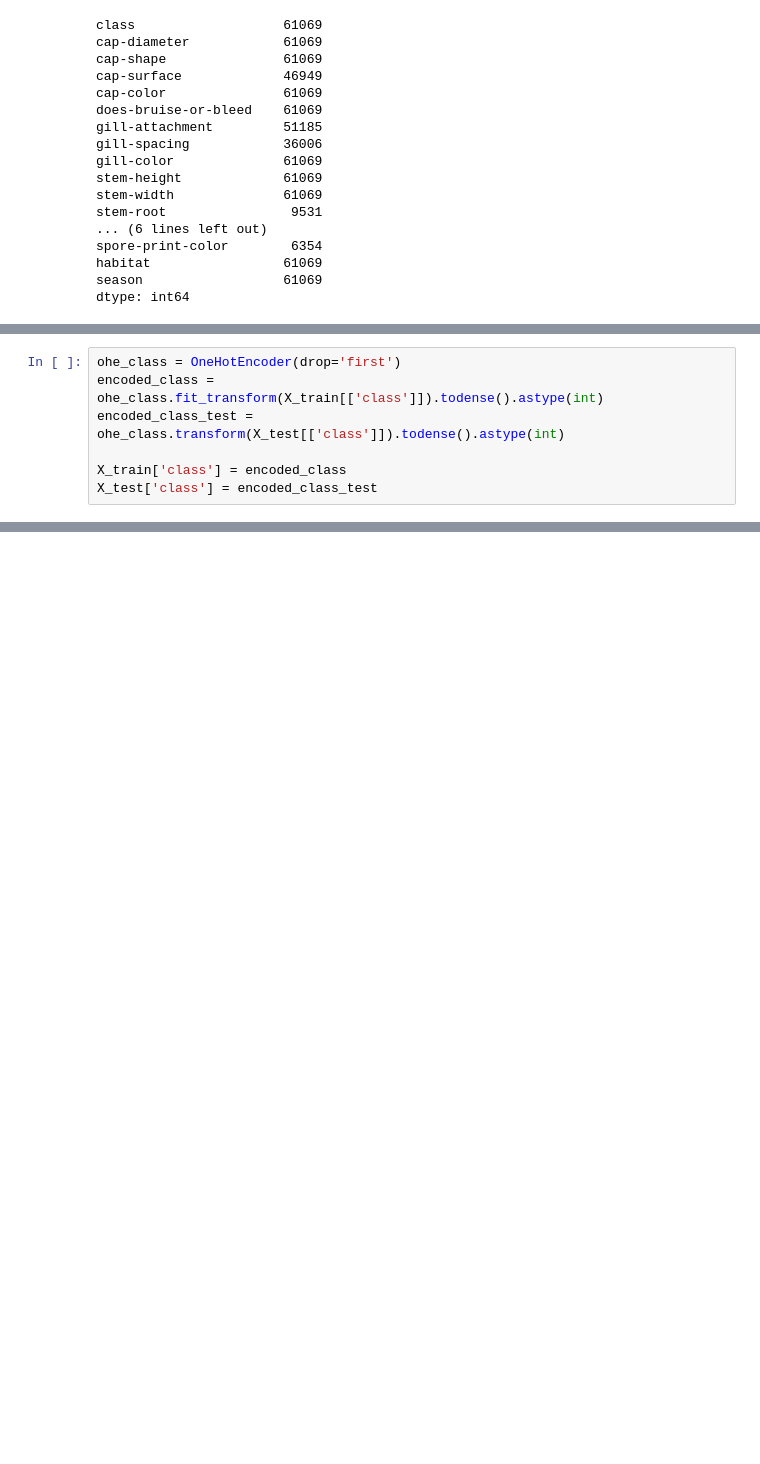
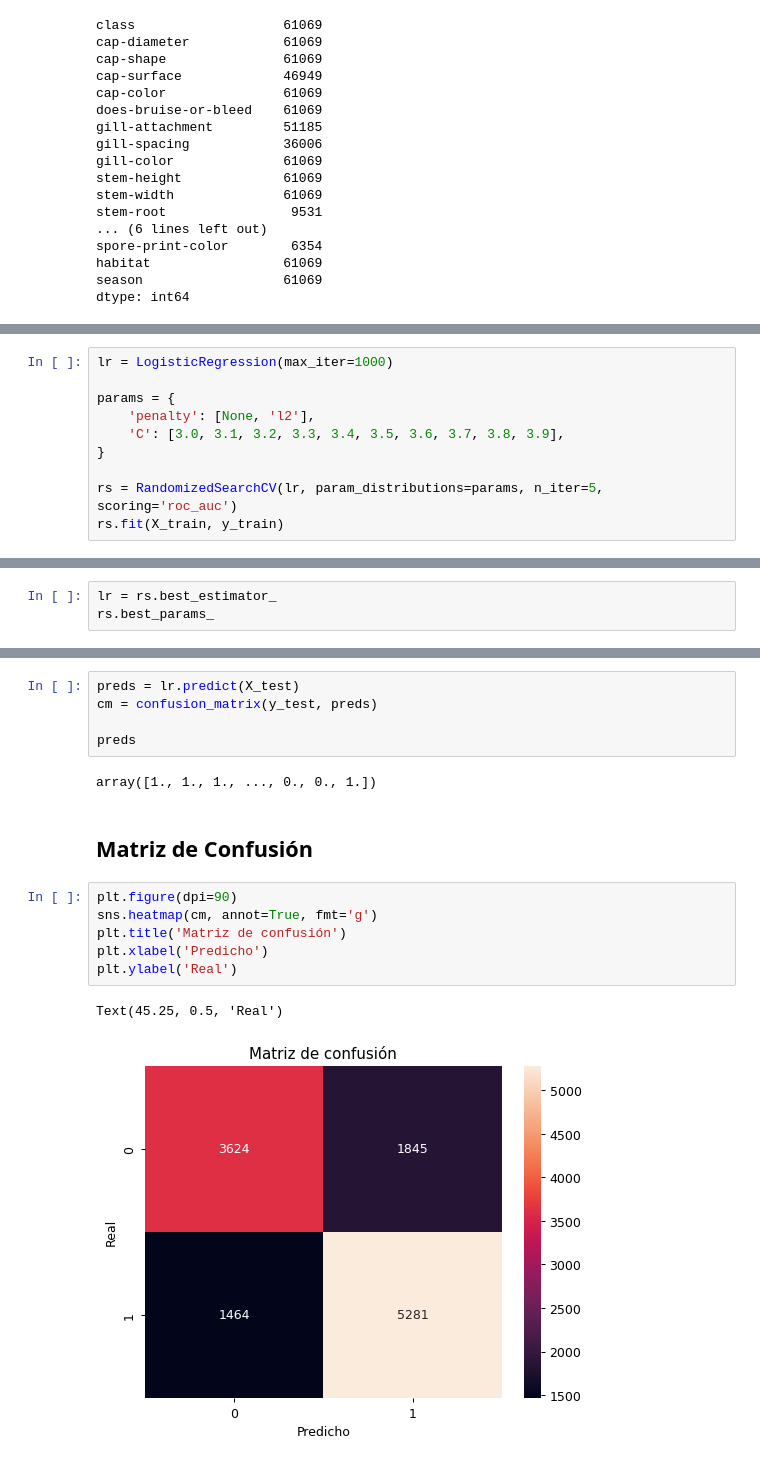
Before and after one commit to MarcosBianchii/Organizacion-de-Datos, a Jupyter notebook: TP2/baseline.ipynb, the cells around one changed output, grey strips where cells are left out. Drawn from its saved outputs; the diff is of its cells as text; blank space fills up the shorter version.

```diff
--- a/TP2/baseline.ipynb
+++ b/TP2/baseline.ipynb
@@ -66,7 +91,10 @@ X_train, X_test, y_train, y_test = train_test_split(X, y, test_size=0.2, random_
-# %%
-ohe_class = OneHotEncoder(drop='first')
-encoded_class = ohe_class.fit_transform(X_train[['class']]).todense().astype(int)
-encoded_class_test = ohe_class.transform(X_test[['class']]).todense().astype(int)
-
-X_train['class'] = encoded_class
-X_test['class'] = encoded_class_test
+# %%
+lr = LogisticRegression(max_iter=1000)
+
+params = {
+    'penalty': [None, 'l2'],
+    'C': [3.0, 3.1, 3.2, 3.3, 3.4, 3.5, 3.6, 3.7, 3.8, 3.9],
+}
+
+rs = RandomizedSearchCV(lr, param_distributions=params, n_iter=5, scoring='roc_auc')
+rs.fit(X_train, y_train)
@@ -72,0 +107,3 @@ X_test['class'] = encoded_class_test
+# %%
+lr = rs.best_estimator_
+rs.best_params_
@@ -72,0 +121,18 @@ X_test['class'] = encoded_class_test
+# %%
+preds = lr.predict(X_test)
+cm = confusion_matrix(y_test, preds)
+
+preds
+# %% [output]
+array([1., 1., 1., ..., 0., 0., 1.])
+# %% [markdown]
+## Matriz de Confusión
+# %%
+plt.figure(dpi=90)
+sns.heatmap(cm, annot=True, fmt='g')
+plt.title('Matriz de confusión')
+plt.xlabel('Predicho')
+plt.ylabel('Real')
+# %% [output]
+Text(45.25, 0.5, 'Real')
+[figure, added]
```
Also changed, not shown: parts of 10 cells of this notebook, 1 other file.
